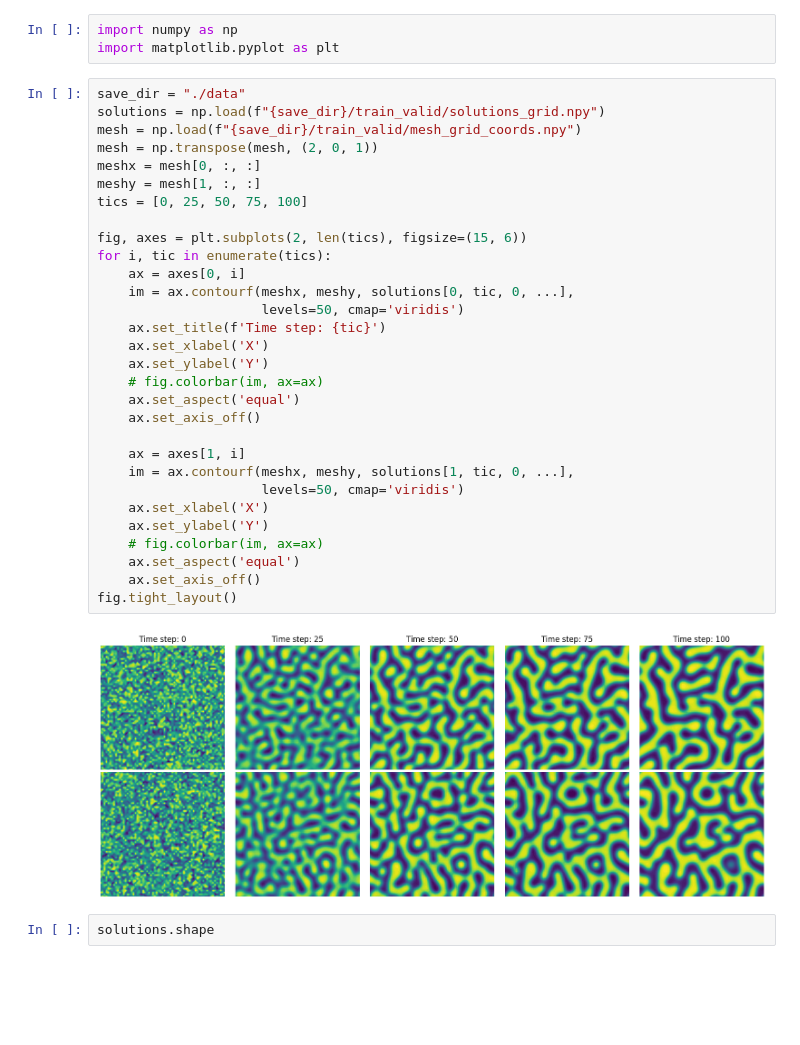
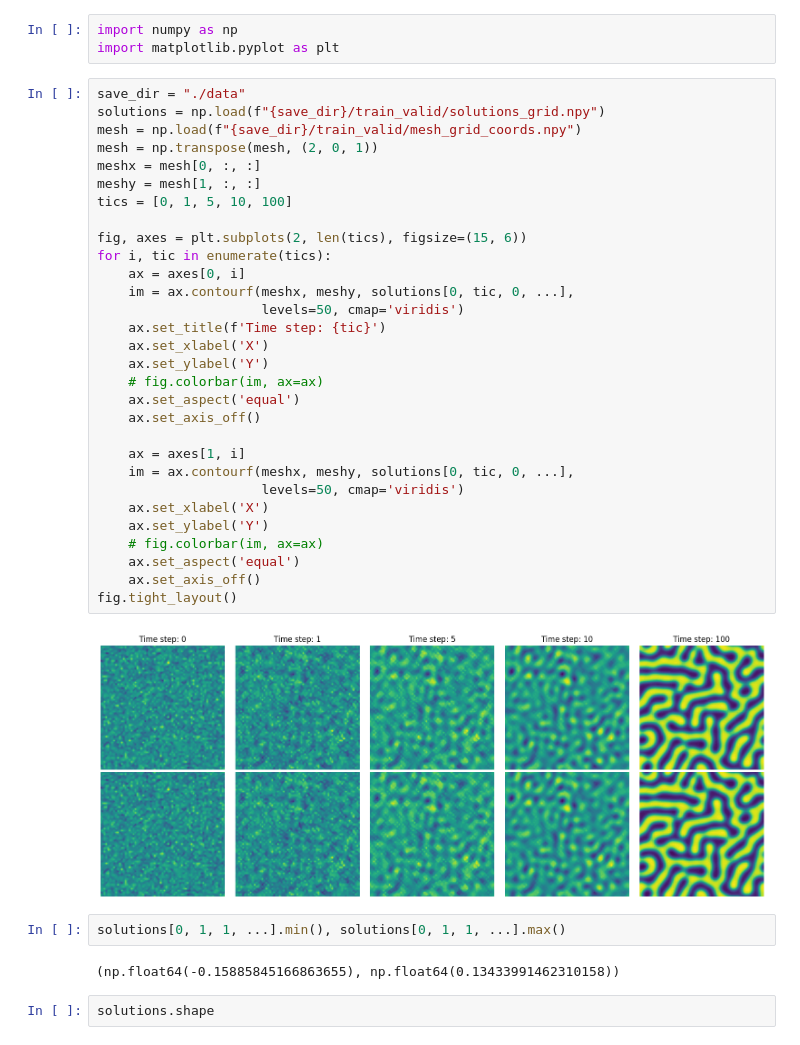
Before and after one commit to NanxiiChen/PF-PINO, a Jupyter notebook: spinodal_decomp/make_dataset.ipynb, the cells around one changed output. Saved outputs shown, nothing was run; the diff lists cells and outputs as text; blank space fills up the shorter version.

```diff
--- a/spinodal_decomp/make_dataset.ipynb
+++ b/spinodal_decomp/make_dataset.ipynb
@@ -4,35 +4,39 @@ import matplotlib.pyplot as plt
 # %%
 save_dir = "./data"
 solutions = np.load(f"{save_dir}/train_valid/solutions_grid.npy")
 mesh = np.load(f"{save_dir}/train_valid/mesh_grid_coords.npy")
 mesh = np.transpose(mesh, (2, 0, 1))
 meshx = mesh[0, :, :]
 meshy = mesh[1, :, :]
-tics = [0, 25, 50, 75, 100]
+tics = [0, 1, 5, 10, 100]
 
 fig, axes = plt.subplots(2, len(tics), figsize=(15, 6))
 for i, tic in enumerate(tics):
     ax = axes[0, i]
     im = ax.contourf(meshx, meshy, solutions[0, tic, 0, ...],
                      levels=50, cmap='viridis')
     ax.set_title(f'Time step: {tic}')
     ax.set_xlabel('X')
     ax.set_ylabel('Y')
     # fig.colorbar(im, ax=ax)
     ax.set_aspect('equal')
     ax.set_axis_off()
 
     ax = axes[1, i]
-    im = ax.contourf(meshx, meshy, solutions[1, tic, 0, ...],
+    im = ax.contourf(meshx, meshy, solutions[0, tic, 0, ...],
                      levels=50, cmap='viridis')
     ax.set_xlabel('X')
     ax.set_ylabel('Y')
     # fig.colorbar(im, ax=ax)
     ax.set_aspect('equal')
     ax.set_axis_off()
 fig.tight_layout()
 # %% [output]
-[figure, old version]
+[figure, new version]
+# %%
+solutions[0, 1, 1, ...].min(), solutions[0, 1, 1, ...].max()
+# %% [output]
+(np.float64(-0.15885845166863655), np.float64(0.13433991462310158))
 # %%
 solutions.shape
 # %% [output]
```
Also changed, not shown: parts of 2 cells of this notebook, 1 other file.
